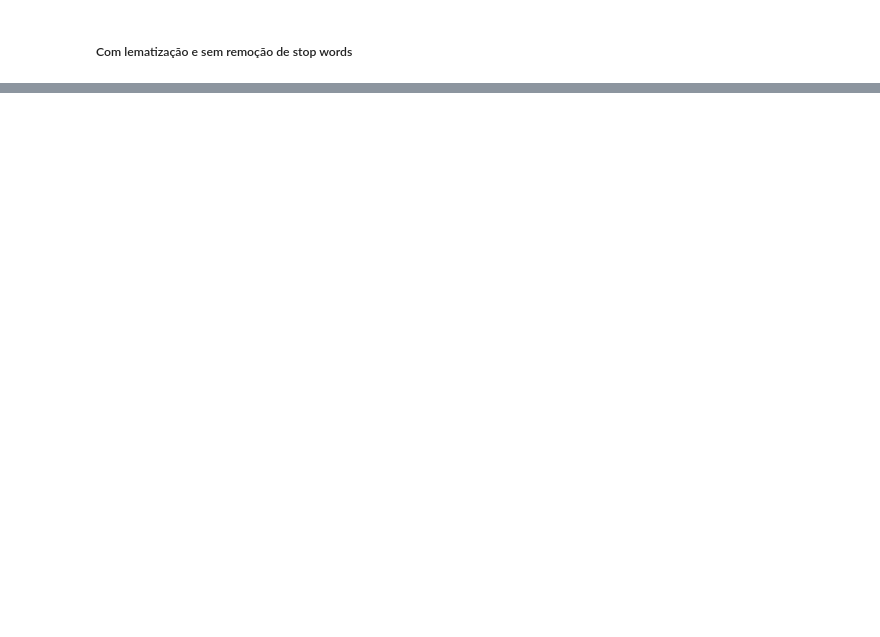
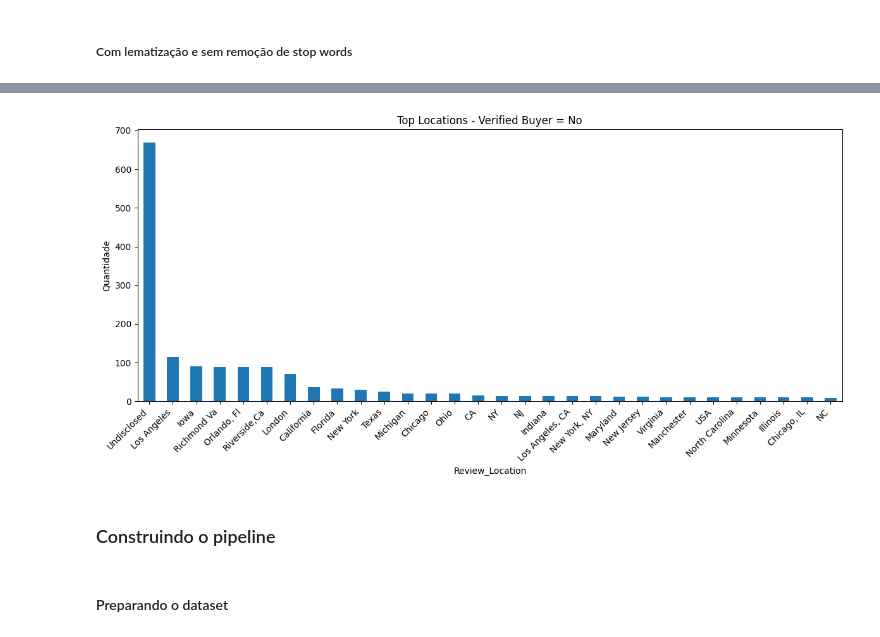
Before and after one commit to gilcesarf/imd1107-202601, a Jupyter notebook: 2-unidade/atividade2.ipynb, the cells around one changed output, grey strips where cells are left out. Saved outputs shown, nothing was run; the diff lists cells and outputs as text; code cells hidden in the pictures; blank space fills up the shorter version.

```diff
--- a/2-unidade/atividade2.ipynb
+++ b/2-unidade/atividade2.ipynb
@@ -520,0 +530,13 @@ triplas encontradas: 0
+# %%
+counts_no.head(top_n).plot(kind="bar", figsize=(12,6))
+plt.title("Top Locations - Verified Buyer = No")
+plt.ylabel("Quantidade")
+plt.xticks(rotation=45, ha="right")
+plt.tight_layout()
+plt.show()
+# %% [output]
+[figure, added]
+# %% [markdown]
+### Construindo o pipeline
+# %% [markdown]
+#### Preparando o dataset
```
Also changed, not shown: parts of 38 cells of this notebook, 1 other file.
